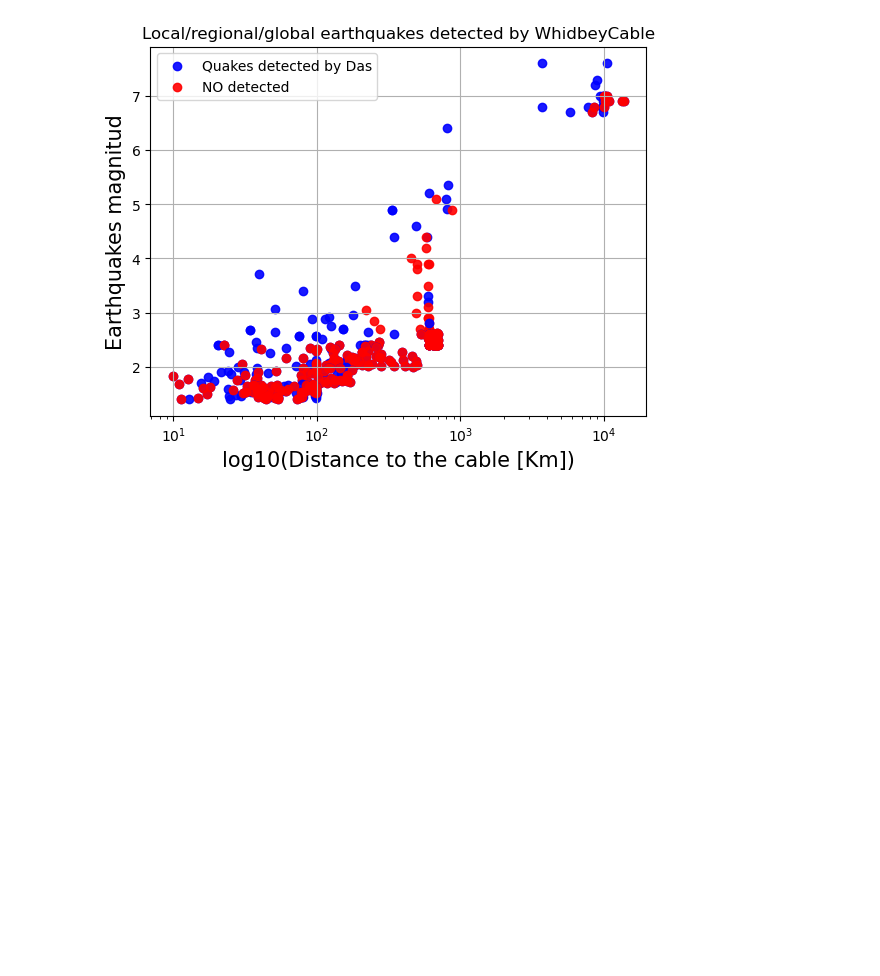
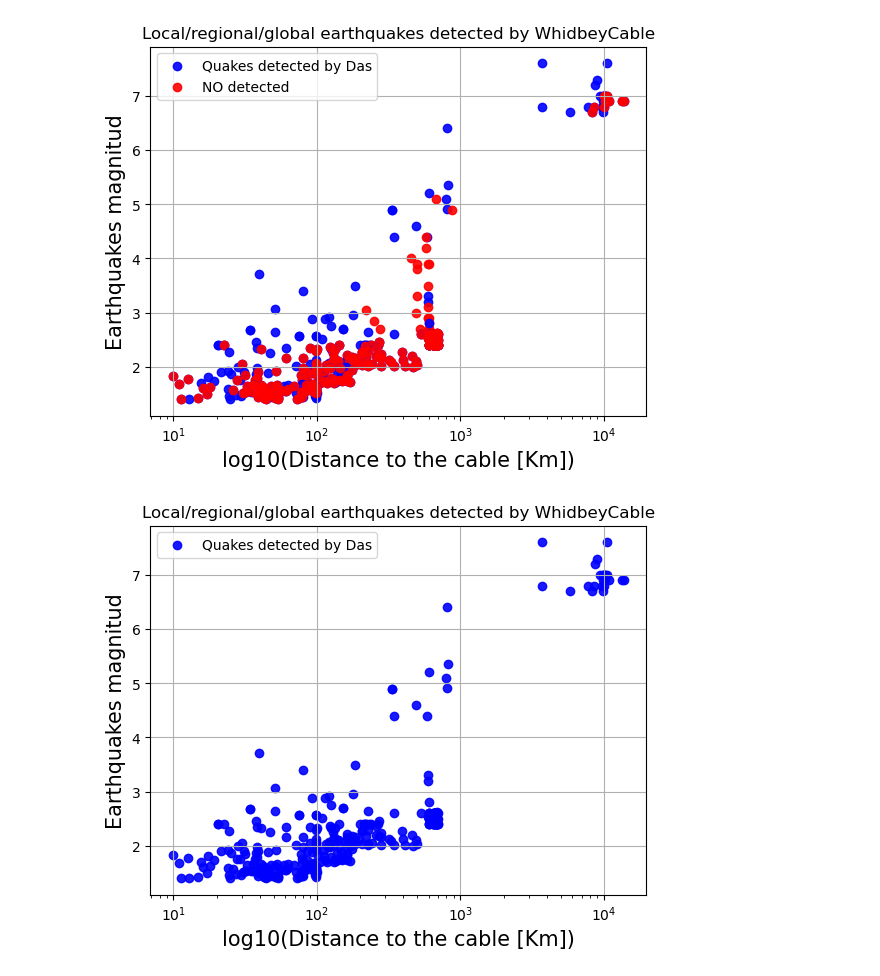
Before and after one commit to bradlipovsky/das-stuff, a Jupyter notebook: whidbey-localquakesplotdataframeMarch.ipynb, the cells around one changed output. Cells and saved outputs as stored; diff of their text form; code cells hidden in the pictures; blank space fills up the shorter version.

Commit message:
just updated

```diff
--- a/whidbey-localquakesplotdataframeMarch.ipynb
+++ b/whidbey-localquakesplotdataframeMarch.ipynb
@@ -233,0 +232,38 @@ plt.scatter(selected_rows3.Location,selected_rows3.Magnitud,c='b',s=None, marker
+# %%
+#creating plot distance vs magnitud (real earthquakes that we can see)
+#newmagtnitud=[magnituddarray[2],magnituddarray[3],magnituddarray[5],magnituddarray[7],magnituddarray[8],magnituddarray[10],magnituddarray[11],magnituddarray[13],magnituddarray[14],magnituddarray[18],magnituddarray[19],magnituddarray[23],magnituddarray[26]]
+#newdist_kmarray=[dist_kmarray[2],dist_kmarray[3],dist_kmarray[5],dist_kmarray[7],dist_kmarray[8],dist_kmarray[10],dist_kmarray[11],dist_kmarray[13],dist_kmarray[14],dist_kmarray[18],dist_kmarray[19],dist_kmarray[23],dist_kmarray[26]]
+#filename = f"earthquakes_distances600noseismogramswhidbey/"
+figure=plt.plot(figsize=(15,20))
+plt.scatter(selected_rows0.Location,selected_rows0.Magnitud,c='b', s=None, marker='o', alpha=0.9, label='Quakes detected by Das')
+#plt.scatter(noselected_rows0.Location,noselected_rows0.Magnitud,c='r', s=None, marker='o', alpha=0.9)# label='Earthquakes magnitud from 3.0mw No detected')
+#plt.scatter(newdist_kmarray,newmagtnitud,s=None, marker='o', alpha=0.9, label='Earthquakes magnitud from 3.0mw')
+#plt.scatter(noselected_rows.Location,noselected_rows.Magnitud,c='r',s=None, marker='o', alpha=0.9)# label='Earthquakes magnitud from 2.7 to 3mw NO DETECTED')
+plt.scatter(selected_rows.Location,selected_rows.Magnitud,c='b',s=None, marker='o', alpha=0.9) # label='Earthquakes magnitud from 2.7 to 3mw')
+plt.scatter(selected_rows1.Location,selected_rows1.Magnitud,c='b',s=None, marker='o', alpha=0.9)# label='Earthquakes magnitud from 1.5 to 2.7mw')
+#plt.scatter(noselected_rows1.Location,noselected_rows1.Magnitud,c='r',s=None, marker='o', alpha=0.9)# label='nodetected Earthquakes magnitud from 1.5 to 2.7mw')
+#plt.scatter(dff2.Location,dff2.Magnitud,c='b',s=None, marker='o', alpha=0.9, label='Earthquakes magnitud from 4.9 to 8mw')
+plt.scatter(selected_rows2.Location,selected_rows2.Magnitud,c='b',s=None, marker='o', alpha=0.9)# label='Earthquakes magnitud from 4.9 to 8mw')
+#plt.scatter(noselected_rows2.Location,noselected_rows2.Magnitud,c='r',s=None, marker='o', alpha=0.9)# label='no detected Earthquakes ')
+plt.scatter(dff3.Location,dff3.Magnitud,c='b',s=None, marker='o', alpha=0.9)#, label='Earthquakes magnitud from 4.9 to 8mw')
+#plt.scatter(noselected_rows3.Location,noselected_rows3.Magnitud,c='r',s=None, marker='o', alpha=0.9)# label='Earthquakes magnitud from 4.9 to 8mw')
+plt.scatter(dff4.Location,dff4.Magnitud,c='b',s=None, marker='o', alpha=0.9)#, label='Earthquakes magnitud from 4.9 to 8mw')
+#plt.scatter(noselected_rows4.Location,noselected_rows4.Magnitud,c='r',s=None, marker='o', alpha=0.9)# label='Earthquakes magnitud from 4.9 to 8mw')
+plt.scatter(dff5.Location,dff5.Magnitud,c='b',s=None, marker='o', alpha=0.9)#, label='Earthquakes magnitud from 4.9 to 8mw')
+#plt.scatter(noselected_rows5.Location,noselected_rows5.Magnitud,c='r',s=None, marker='o', alpha=0.9)# label='Earthquakes pequeños')
+plt.scatter(dff6.Location,dff6.Magnitud,c='b',s=None, marker='o', alpha=0.9)#, label='Earthquakes magnitud from 4.9 to 8mw')
+#plt.scatter(noselected_rows6.Location,noselected_rows6.Magnitud,c='r',s=None, marker='o', alpha=0.9)
+plt.scatter(dff7.Location,dff7.Magnitud,c='b',s=None, marker='o', alpha=0.9)# label='Earthquakes magnitud from 4.9 to 8mw')
+#plt.scatter(noselected_rows7.Location,noselected_rows7.Magnitud,c='r',s=None, marker='o', alpha=0.9,label='NO detected')
+plt.title('Local/regional/global earthquakes detected by WhidbeyCable')
+plt.xscale('log')
+plt.xlabel('log10(Distance to the cable [Km])',fontsize=15)
+plt.ylabel('Earthquakes magnitud', fontsize=15);
+plt.legend()
+plt.grid()
+#plt.savefig(filename+"_whidbeylocalquakes")
+plt.savefig("whidbeylocalquakesmw-just detected")
+plt.show()
+plt.close()
+# %% [output]
+[figure, added]
```
Also changed, not shown: parts of 2 cells of this notebook, 2 other files.
